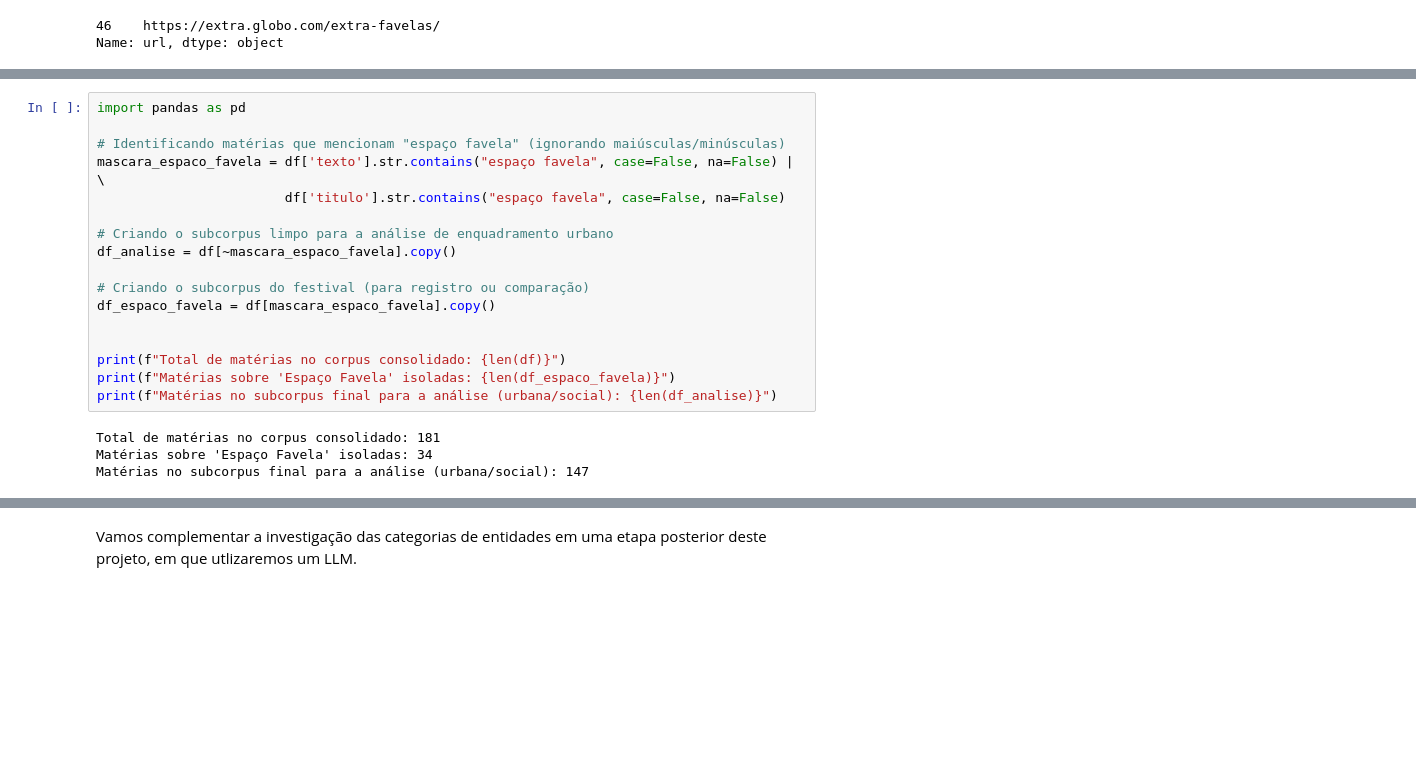
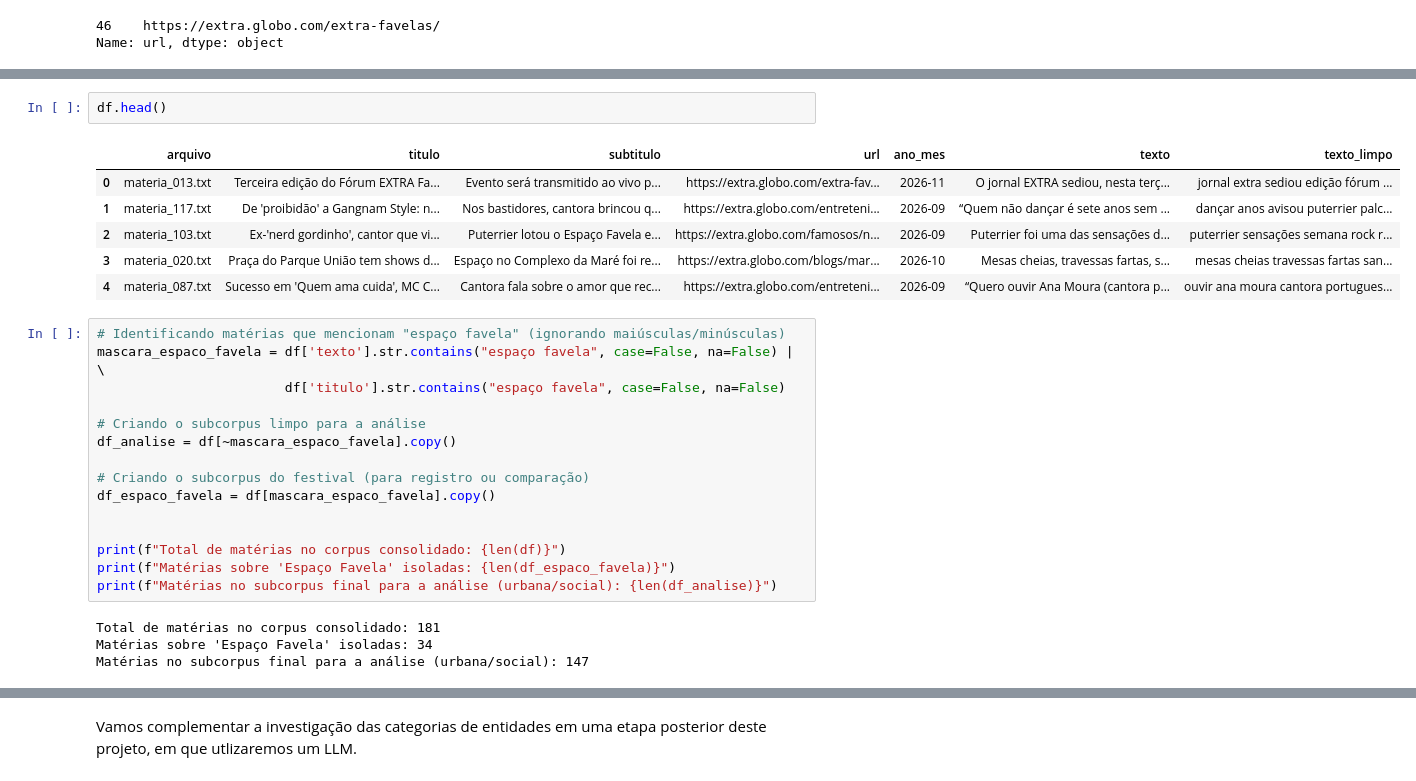
Before and after one commit to Mariana-Ol/projeto-extra-favelas, a Jupyter notebook: src/eda.ipynb, the cells around one changed output, grey strips where cells are left out. Drawn from its saved outputs; the diff is of its cells as text; blank space fills up the shorter version.

Commit message:
Atualização do README e inclusão de mais análises no notebook de EDA

```diff
--- a/src/eda.ipynb
+++ b/src/eda.ipynb
@@ -117,11 +129,18 @@ Gerando a nuvem...
+# %%
+df.head()
+# %% [output]
+|  | arquivo | titulo | subtitulo | url | ano_mes | texto | texto_limpo |
+| 0 | materia_013.txt | Terceira edição do Fórum EXTRA Fa... | Evento será transmitido ao vivo p... | https://extra.globo.com/extra-fav... | 2026-11 | O jornal EXTRA sediou, nesta terç... | jornal extra sediou edição fórum ... |
+| 1 | materia_117.txt | De 'proibidão' a Gangnam Style: n... | Nos bastidores, cantora brincou q... | https://extra.globo.com/entreteni... | 2026-09 | “Quem não dançar é sete anos sem ... | dançar anos avisou puterrier palc... |
+| 2 | materia_103.txt | Ex-'nerd gordinho', cantor que vi... | Puterrier lotou o Espaço Favela e... | https://extra.globo.com/famosos/n... | 2026-09 | Puterrier foi uma das sensações d... | puterrier sensações semana rock r... |
+| 3 | materia_020.txt | Praça do Parque União tem shows d... | Espaço no Complexo da Maré foi re... | https://extra.globo.com/blogs/mar... | 2026-10 | Mesas cheias, travessas fartas, s... | mesas cheias travessas fartas san... |
+| 4 | materia_087.txt | Sucesso em 'Quem ama cuida', MC C... | Cantora fala sobre o amor que rec... | https://extra.globo.com/entreteni... | 2026-09 | “Quero ouvir Ana Moura (cantora p... | ouvir ana moura cantora portugues... |
 # %%
-import pandas as pd
-
 # Identificando matérias que mencionam "espaço favela" (ignorando maiúsculas/minúsculas)
 mascara_espaco_favela = df['texto'].str.contains("espaço favela", case=False, na=False) | \
                         df['titulo'].str.contains("espaço favela", case=False, na=False)
 
-# Criando o subcorpus limpo para a análise de enquadramento urbano
+# Criando o subcorpus limpo para a análise
 df_analise = df[~mascara_espaco_favela].copy()
 
 # Criando o subcorpus do festival (para registro ou comparação)
```
Also changed, not shown: parts of 14 cells of this notebook, 1 other file.
